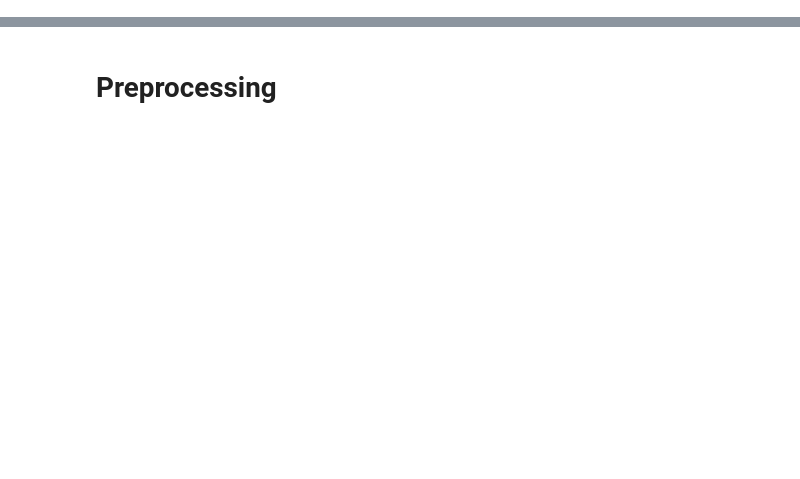
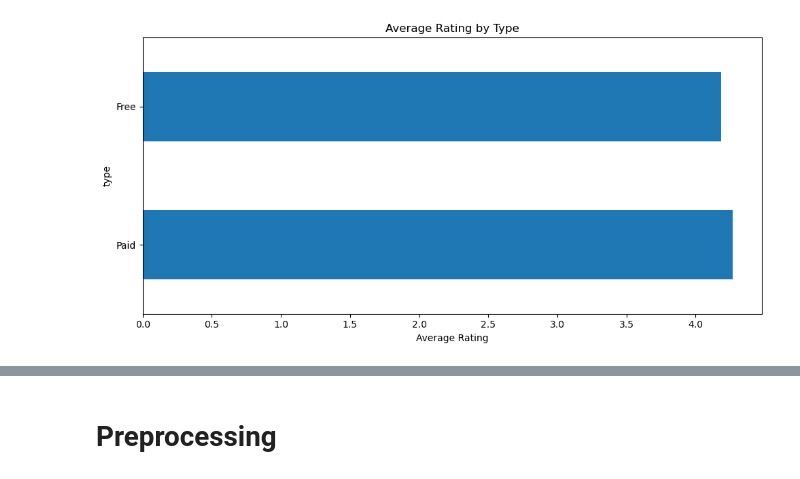
Before and after one commit to danial-baraty/ML-projs, a Jupyter notebook: googleplaystore/Mini Project 1.ipynb, the cells around one changed output, grey strips where cells are left out. Cells and saved outputs as stored; diff of their text form; code cells hidden in the pictures; blank space fills up the shorter version.

```diff
--- a/googleplaystore/Mini Project 1.ipynb
+++ b/googleplaystore/Mini Project 1.ipynb
@@ -24,0 +134,2 @@ df.sample(10)
+# %%
+df = df.dropna(subset=['type'])
@@ -24,0 +144,13 @@ df.sample(10)
+# %%
+df = df[df['type'] != '0']
+# %%
+type_rating = df.groupby('type')['rating'].mean().sort_values(ascending=False)
+
+plt.figure(figsize=(10, 5))
+type_rating.plot(kind='barh')
+plt.title('Average Rating by Type')
+plt.xlabel('Average Rating')
+plt.tight_layout()
+plt.show()
+# %% [output]
+[figure, added]
```
Also changed, not shown: parts of 62 cells of this notebook, 1 other file.
